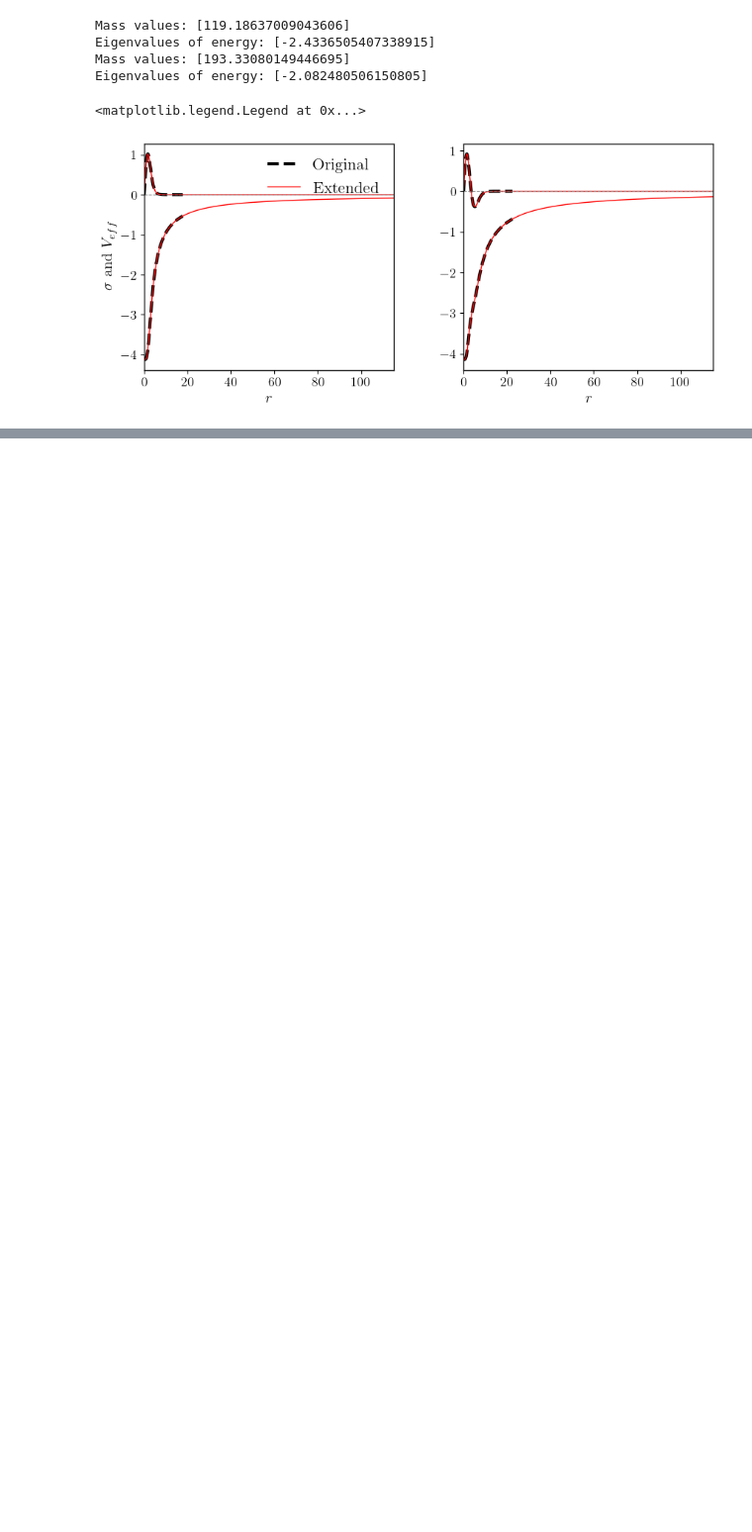
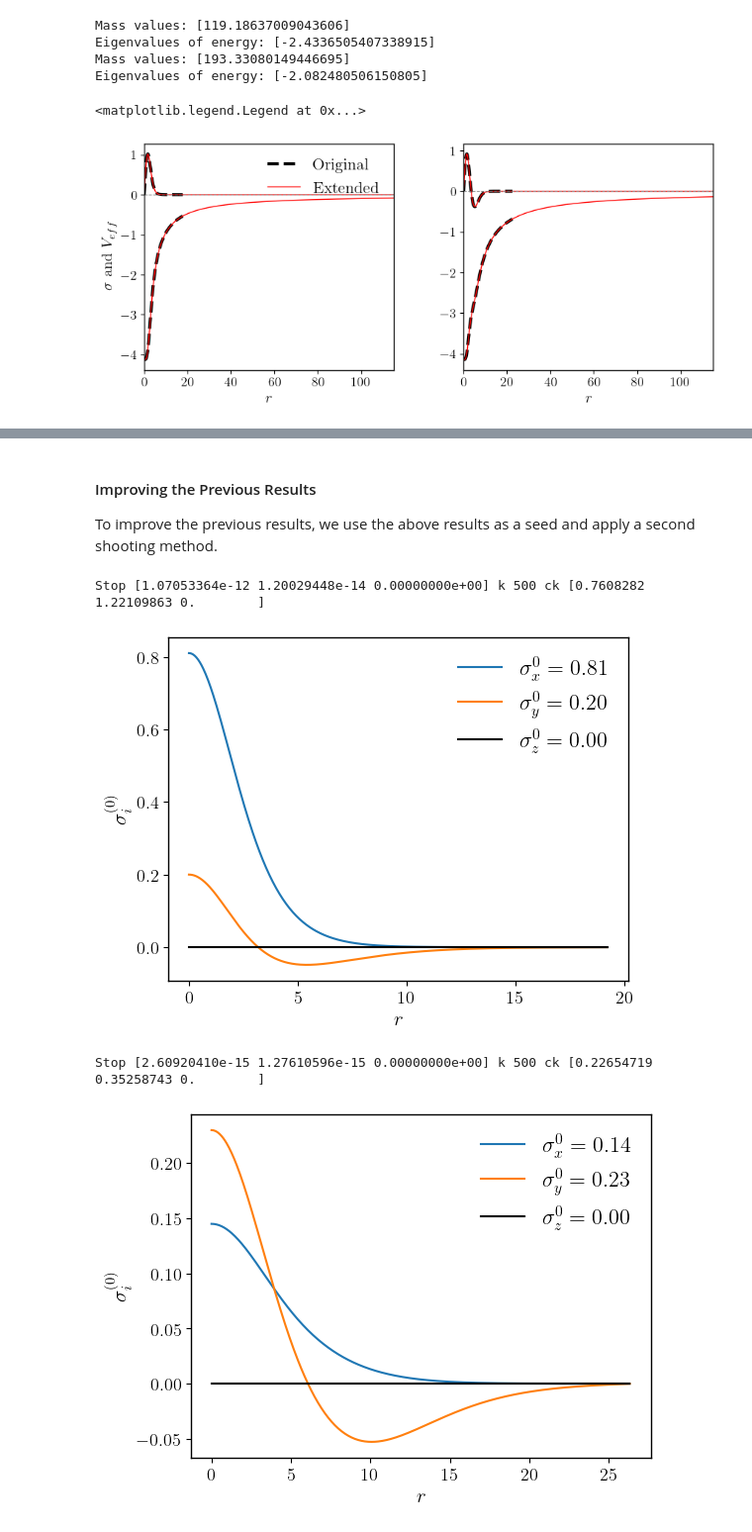
Before and after one commit to Mandy8808/Euskera, a Jupyter notebook: examples/example_making_initial_profile.ipynb, the cells around one changed output, grey strips where cells are left out. Shown: that part at 99% size. Drawn from its saved outputs; the diff is of its cells as text; code cells hidden in the pictures; blank space fills up the shorter version.

```diff
--- a/examples/example_making_initial_profile.ipynb
+++ b/examples/example_making_initial_profile.ipynb
@@ -239,0 +300,60 @@ np.savez("profiles/profiles_crad_lam_0_n_0_1.npz", np.array(dataEx, dtype=object
+# %% [markdown]
+#### Improving the Previous Results
+
+To improve the previous results, we use the above results as a seed and apply a second shooting method.
+# %%
+confidata = []
+list_rext = [10, 14]
+for i, datinf in enumerate(datos):
+    U0x, U0y, U0z, rTmax, [p0x, p0y, p0z], nodos, LambT = datinf
+
+    rext = list_rext[i] # increasing the rTmax iteration radius
+    rmin, rmax = 0, rTmax + rext
+    limit = [rmin, rmax]
+
+    p1x, p1y, p1z, u1x, u1y, u1z = 0, 0, 0, 0, 0, 0  # first derivatives
+
+    uk = [U0x, U0y, U0z]  #  seeds
+
+    # solving
+    V0X = [p0x, p1x, p0y, p1y, p0z, p1z, None, u1x, None, u1y, None, u1z]
+    V0Duk = np.zeros(12*3)
+    V0Duk[6] = 1
+    V0Duk[20] = 1
+    V0Duk[-2] = 1
+    V0 = np.concatenate((V0X, V0Duk))
+
+    # Boolenos
+    indck = np.concatenate(([False, False, False, False, False, False, True, False, True, False, True, False], [False]*36))
+    V0[indck] = uk
+
+    BCind = [0, 0, 0]
+
+    indXc = np.array([False]*48)
+    indXc[:5:2] = True
+
+    inddXc = np.array([False]*48)
+    inddXc[12::12] =  True
+    inddXc[14::12] =  True
+    inddXc[16::12] =  True
+
+    arg = [LambT]
+
+    met = 'DOP853'
+    Rtol = 1e-12 # 1e-13
+    Atol = 1e-14 # 1e-14
+
+    V0fit = bg.fitting(bg.systemMultFreqTot, V0, indck, indXc, BCind, inddXc, limit, argf=arg, tol=1e-18, met=met, Rtol=Rtol, Atol=Atol)
+
+    U0 = V0fit[:12]
+    U0x, U0y, U0z = U0[6], U0[8], U0[10]
+
+    confidata.append([U0x, U0y, U0z, rmax, [p0x, p0y, p0z], nodos, LambT])
+
+    # plot
+    bg.plotPerf(U0, rmax, arg=arg, met=met, Rtol=Rtol, Atol=Atol, px=True, py=True, lim=False)
+# %% [output]
+Stop [1.07053364e-12 1.20029448e-14 0.00000000e+00] k 500 ck [0.7608282  1.22109863 0.        ]
+[figure, added]
+Stop [2.60920410e-15 1.27610596e-15 0.00000000e+00] k 500 ck [0.22654719 0.35258743 0.        ]
+[figure, added]
```
Also changed, not shown: parts of 10 cells of this notebook, 1 other file.
